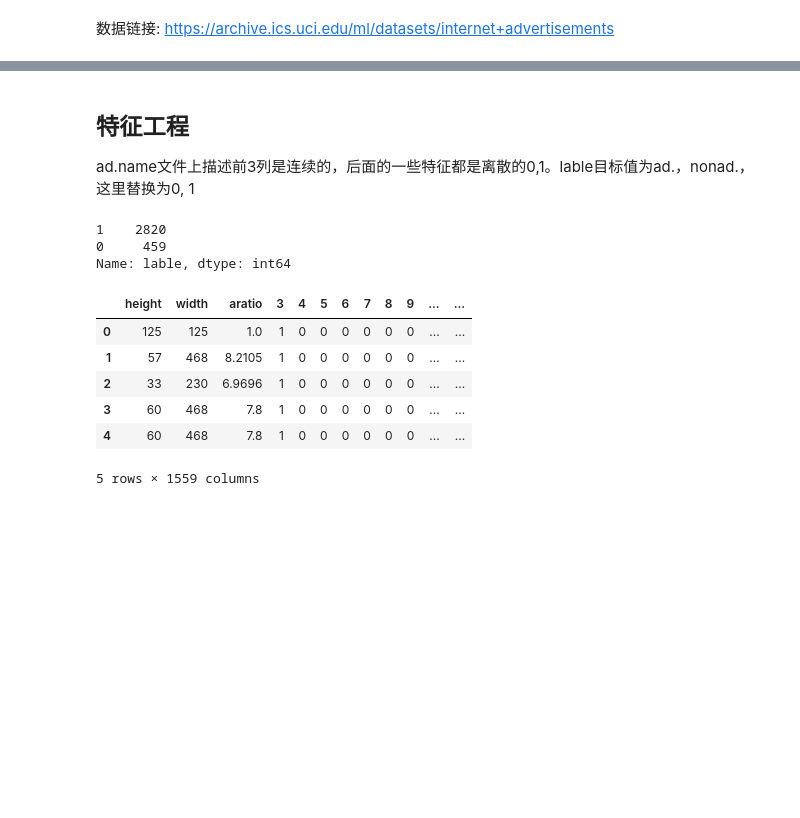
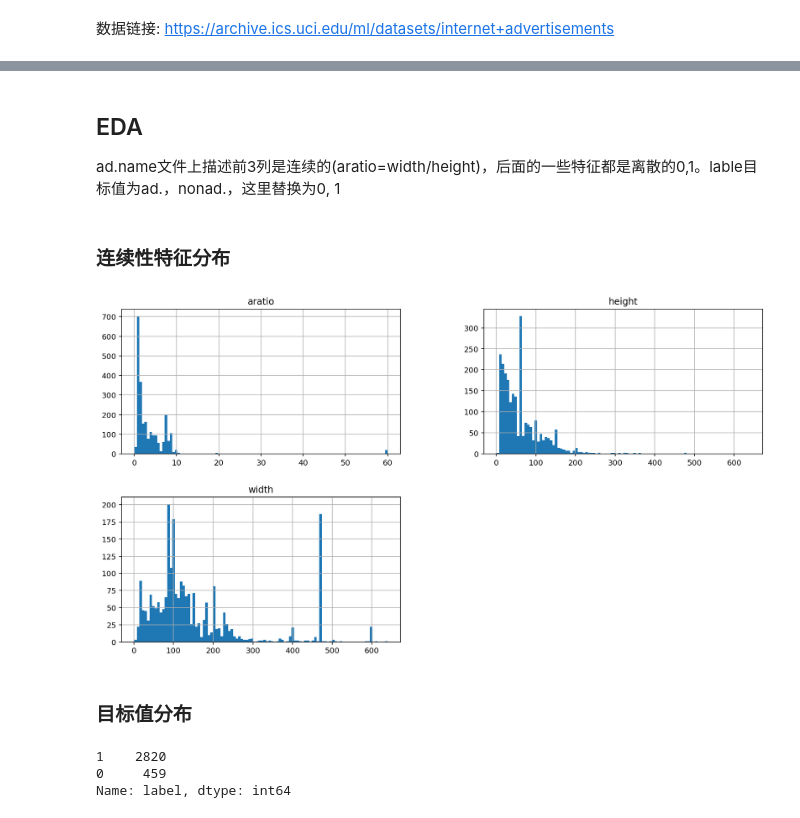
Before and after one commit to clelandgt/machine_learning, a Jupyter notebook: xgboost/广告分类器.ipynb, the cells around one changed output, grey strips where cells are left out. Cells and saved outputs as stored; diff of their text form; code cells hidden in the pictures; blank space fills up the shorter version.

```diff
--- a/xgboost/广告分类器.ipynb
+++ b/xgboost/广告分类器.ipynb
@@ -37,0 +52,2 @@ memory usage: 39.0+ MB
+# %%
+data.rename(columns={0: 'height', 1: 'width', 2: 'aratio', 1558: 'label'}, inplace=True)
@@ -37,0 +71,12 @@ memory usage: 39.0+ MB
+# %%
+# 特征值0,1,2列式连续值，将其转化为float类型；其他特征值为离散值(0,1)将其转化为int类型, 需将3转化为int类型。
+data['height'] = pd.to_numeric(data['height'], downcast='float' ,errors='coerce')
+data['width'] = pd.to_numeric(data['width'], downcast='float' ,errors='coerce')
+data['aratio'] = pd.to_numeric(data['aratio'], downcast='float' ,errors='coerce')
+# 但这里data[3]转化为interger后为float32, 不知道原因。所以之后填充空值为0，再使用astype(int)的方式转化为int。astype转化时，其中的数据不为空。
+data[3] = pd.to_numeric(data[3], downcast='integer', errors='coerce').fillna(0).astype(int)
+# 如有没有类型转化比较简单可以用以下astype的方式
+# data['height'].astype(float)
+# data['width'].astype(float)
+# data['aratio'].astype(float)
+# data[3].astype(int)
@@ -38,23 +98,44 @@ memory usage: 39.0+ MB
 # %% [markdown]
-## 特征工程
+## EDA
 
-ad.name文件上描述前3列是连续的，后面的一些特征都是离散的0,1。lable目标值为ad.，nonad.，这里替换为0, 1
+ad.name文件上描述前3列是连续的(aratio=width/height)，后面的一些特征都是离散的0,1。lable目标值为ad.，nonad.，这里替换为0, 1
-# %%
-df.rename(columns={0: 'height', 1: 'width', 2: 'aratio', 1558: 'lable'}, inplace=True)
-# label ad.， nonad.分别替换为0，1
-df['lable'] = df['lable'].apply(lambda item: 0 if item=='ad.' else 1)
-df['lable'].value_counts()
-# %% [output]
-1    2820
-0     459
-Name: lable, dtype: int64
-# %%
-df.head(5)
-# %% [output]
-|  | height | width | aratio | 3 | 4 | 5 | 6 | 7 | 8 | 9 | ... | ... |
-| 0 | 125 | 125 | 1.0 | 1 | 0 | 0 | 0 | 0 | 0 | 0 | ... | ... |
-| 1 | 57 | 468 | 8.2105 | 1 | 0 | 0 | 0 | 0 | 0 | 0 | ... | ... |
-| 2 | 33 | 230 | 6.9696 | 1 | 0 | 0 | 0 | 0 | 0 | 0 | ... | ... |
-| 3 | 60 | 468 | 7.8 | 1 | 0 | 0 | 0 | 0 | 0 | 0 | ... | ... |
-| 4 | 60 | 468 | 7.8 | 1 | 0 | 0 | 0 | 0 | 0 | 0 | ... | ... |
-5 rows × 1559 columns
+# %%
+continuous_features = ['height','width','aratio']
+# %% [markdown]
+### 连续性特征分布
+# %%
+data[continuous_features].hist(bins=100, figsize=(15,8))
+
+# 分开实现
+# n_bins = 10
+# fig, axes = plt.subplots(nrows=2, ncols=2)
+# ax0, ax1, ax2, ax3 = axes.flatten()
+
+# colors = ['red', 'tan', 'lime']
+
+# ax0.hist(data['height'], n_bins, density=True, histtype='bar')
+# ax0.legend(prop={'size': 10})
+# ax0.set_title('1')
+
+
+# ax1.hist(data['width'], n_bins, density=True, histtype='bar')
+# ax1.legend(prop={'size': 10})
+# ax1.set_title('2')
+
+
+# ax2.hist(data['aratio'], n_bins, density=True, histtype='bar')
+# ax2.legend(prop={'size': 10})
+# ax2.set_title('3')
+
+plt.show()
+# %% [output]
+[figure, added]
+# %% [markdown]
+### 目标值分布
+# %%
+# 目标值正负样本分布不是很均匀，训练模型时可设置超参数scale_pos_weight
+data['label'].value_counts()
+# %% [output]
+1    2820
+0     459
+Name: label, dtype: int64
```
Also changed, not shown: parts of 30 cells of this notebook.
